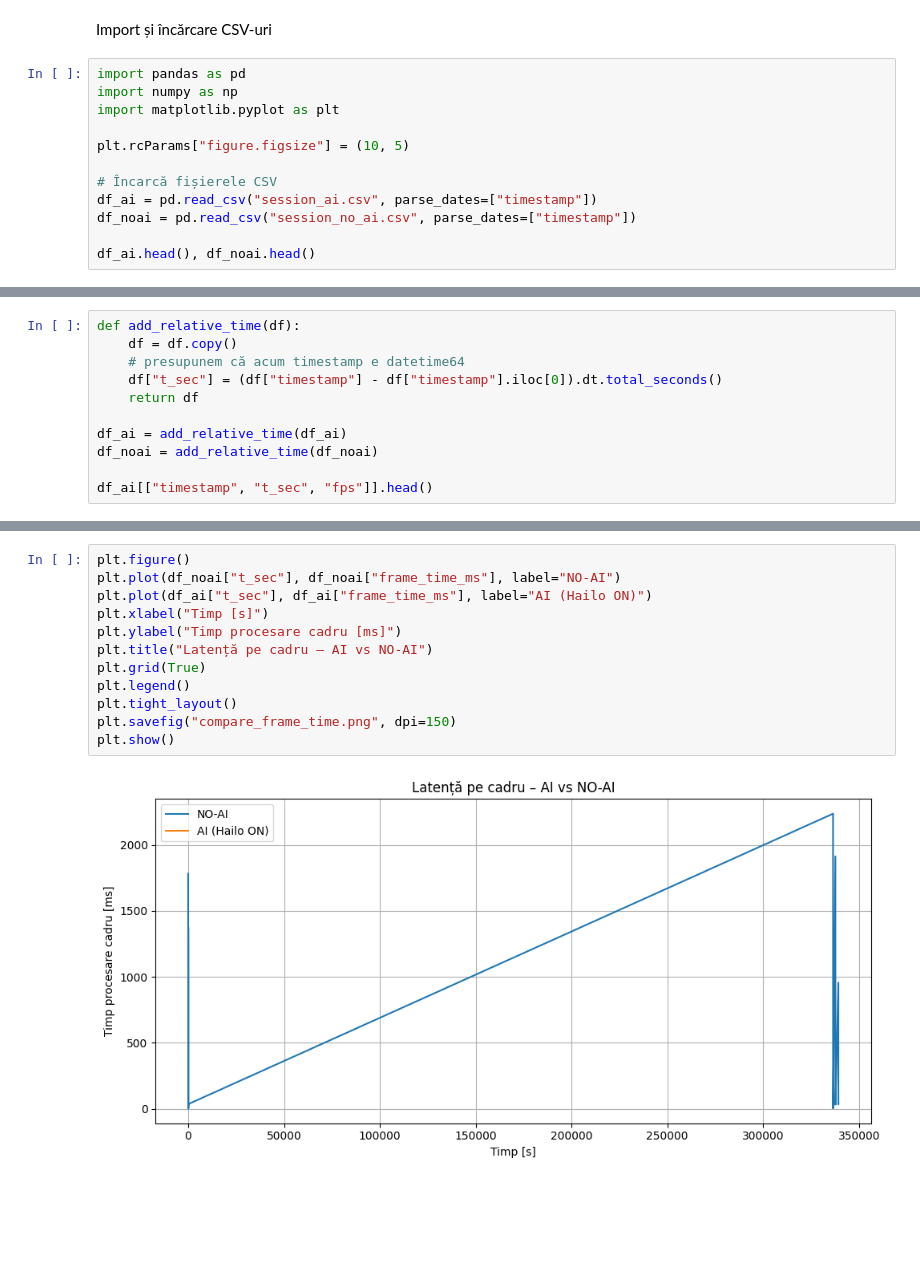
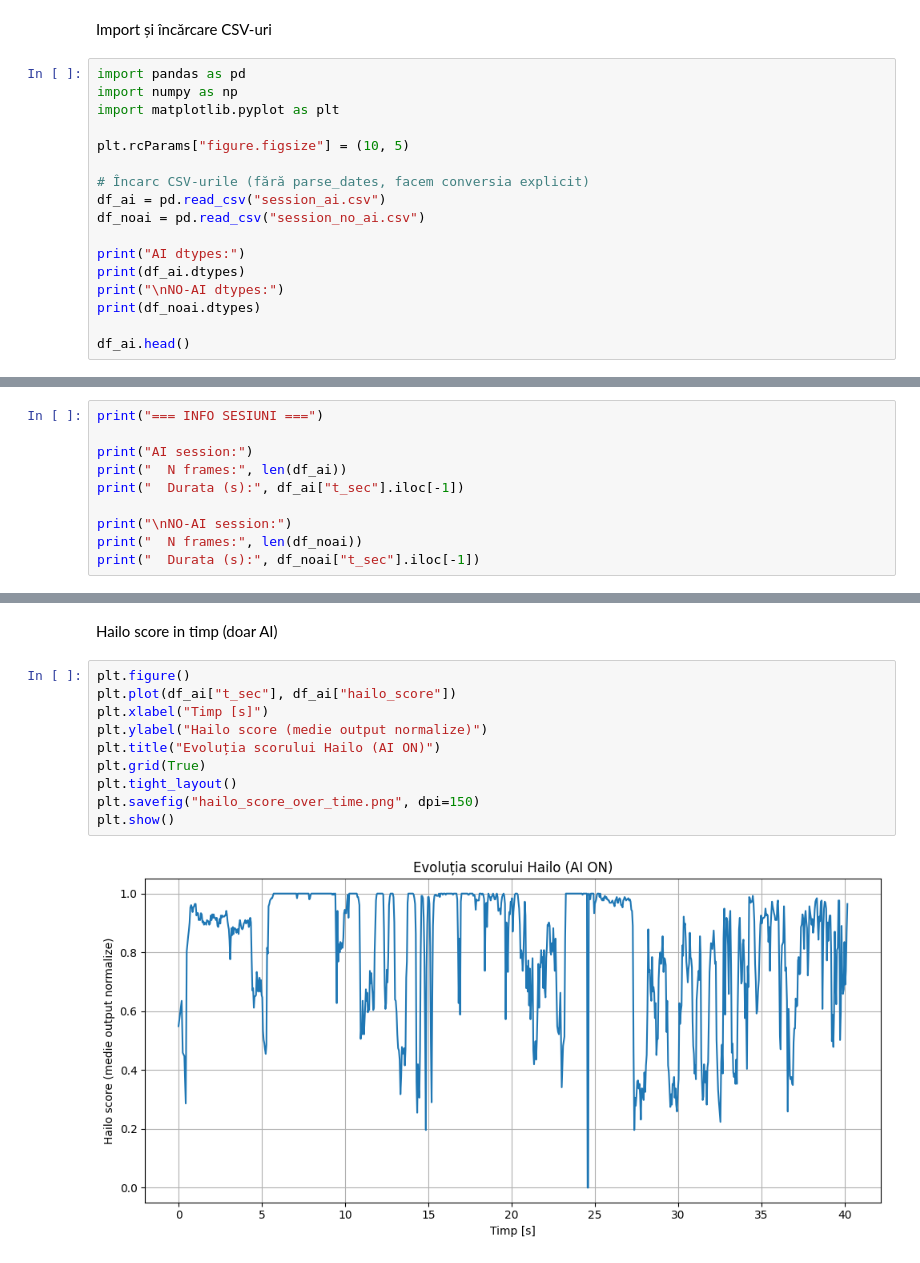
Before and after one commit to marius021/Hand-Gesture-Tracking, a Jupyter notebook: Generated Files/AI_vs_No-AI.ipynb, the cells around one changed output, grey strips where cells are left out. Cells and saved outputs as stored; diff of their text form; blank space fills up the shorter version.

Commit message:
Fixed AI Hailo Python Script

```diff
--- a/Generated Files/AI_vs_No-AI.ipynb
+++ b/Generated Files/AI_vs_No-AI.ipynb
@@ -22,9 +21,14 @@ import matplotlib.pyplot as plt
 
 plt.rcParams["figure.figsize"] = (10, 5)
 
-# Încarcă fișierele CSV
-df_ai = pd.read_csv("session_ai.csv", parse_dates=["timestamp"])
-df_noai = pd.read_csv("session_no_ai.csv", parse_dates=["timestamp"])
+# Încarc CSV-urile (fără parse_dates, facem conversia explicit)
+df_ai = pd.read_csv("session_ai.csv")
+df_noai = pd.read_csv("session_no_ai.csv")
 
-df_ai.head(), df_noai.head()
+print("AI dtypes:")
+print(df_ai.dtypes)
+print("\nNO-AI dtypes:")
+print(df_noai.dtypes)
+
+df_ai.head()
 # %% [output]
@@ -86,12 +91,11 @@ dtype: object
 # %%
-def add_relative_time(df):
-    df = df.copy()
-    # presupunem că acum timestamp e datetime64
-    df["t_sec"] = (df["timestamp"] - df["timestamp"].iloc[0]).dt.total_seconds()
-    return df
+print("=== INFO SESIUNI ===")
 
-df_ai = add_relative_time(df_ai)
-df_noai = add_relative_time(df_noai)
+print("AI session:")
+print("  N frames:", len(df_ai))
+print("  Durata (s):", df_ai["t_sec"].iloc[-1])
 
-df_ai[["timestamp", "t_sec", "fps"]].head()
+print("\nNO-AI session:")
+print("  N frames:", len(df_noai))
+print("  Durata (s):", df_noai["t_sec"].iloc[-1])
 # %% [output]
@@ -140,14 +142,14 @@ plt.show()
+# %% [markdown]
+Hailo score in timp (doar AI)
 # %%
 plt.figure()
-plt.plot(df_noai["t_sec"], df_noai["frame_time_ms"], label="NO-AI")
-plt.plot(df_ai["t_sec"], df_ai["frame_time_ms"], label="AI (Hailo ON)")
+plt.plot(df_ai["t_sec"], df_ai["hailo_score"])
 plt.xlabel("Timp [s]")
-plt.ylabel("Timp procesare cadru [ms]")
-plt.title("Latență pe cadru – AI vs NO-AI")
+plt.ylabel("Hailo score (medie output normalize)")
+plt.title("Evoluția scorului Hailo (AI ON)")
 plt.grid(True)
-plt.legend()
 plt.tight_layout()
-plt.savefig("compare_frame_time.png", dpi=150)
+plt.savefig("hailo_score_over_time.png", dpi=150)
 plt.show()
 # %% [output]
-[figure, old version]
+[figure, new version]
```
Also changed, not shown: parts of 24 cells of this notebook, 11 other files.
